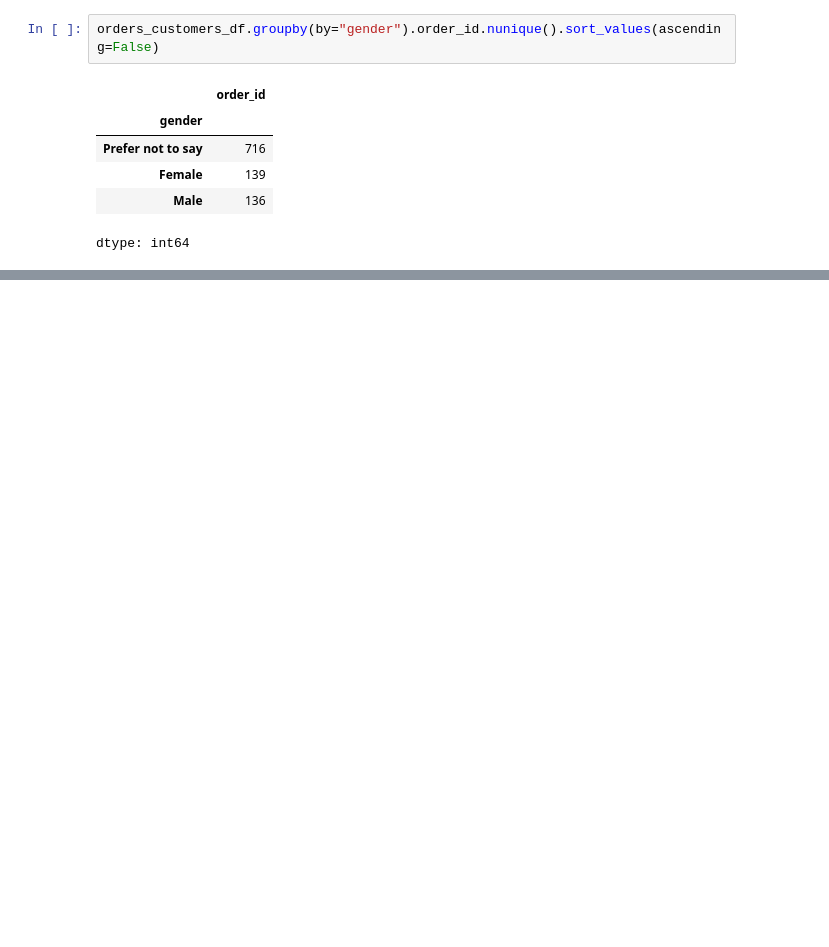
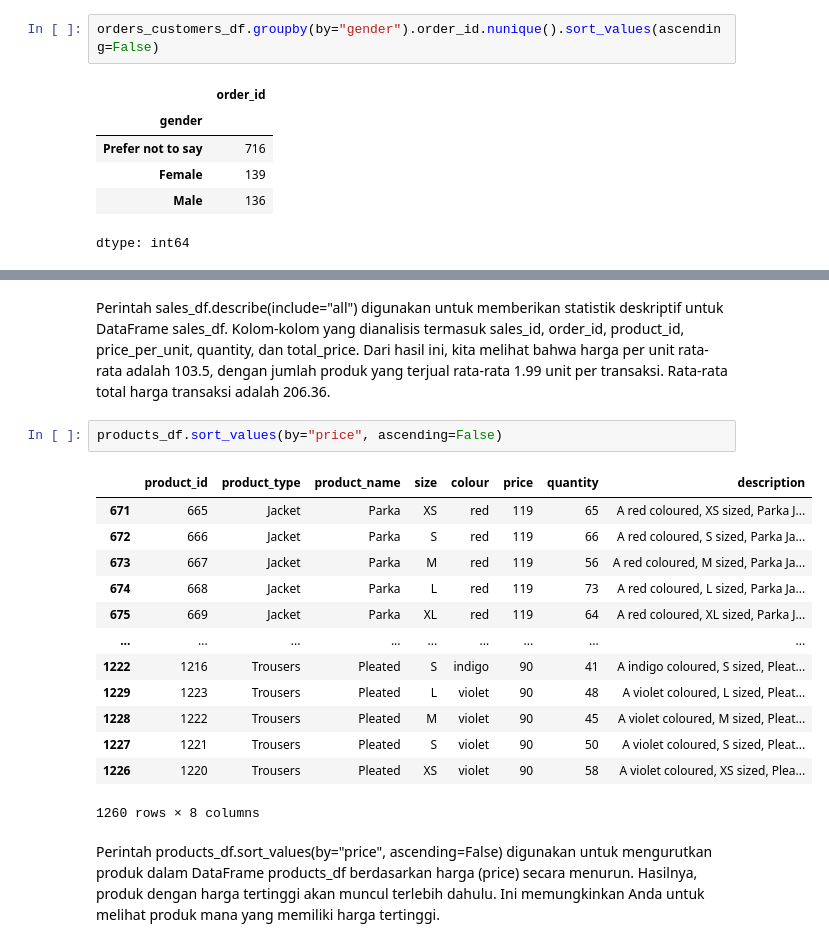
Before and after one commit to DannAkbar/Pemograman-Dasar, a Jupyter notebook: Lathan_M10.ipynb, the cells around one changed output, grey strips where cells are left out. Saved outputs shown, nothing was run; the diff lists cells and outputs as text; blank space fills up the shorter version.

```diff
--- a/Lathan_M10.ipynb
+++ b/Lathan_M10.ipynb
@@ -519,0 +664,20 @@ dtype: int64
+# %% [markdown]
+Perintah sales_df.describe(include="all") digunakan untuk memberikan statistik deskriptif untuk DataFrame sales_df. Kolom-kolom yang dianalisis termasuk sales_id, order_id, product_id, price_per_unit, quantity, dan total_price. Dari hasil ini, kita melihat bahwa harga per unit rata-rata adalah 103.5, dengan jumlah produk yang terjual rata-rata 1.99 unit per transaksi. Rata-rata total harga transaksi adalah 206.36.
+# %%
+products_df.sort_values(by="price", ascending=False)
+# %% [output]
+|  | product_id | product_type | product_name | size | colour | price | quantity | description |
+| 671 | 665 | Jacket | Parka | XS | red | 119 | 65 | A red coloured, XS sized, Parka J... |
+| 672 | 666 | Jacket | Parka | S | red | 119 | 66 | A red coloured, S sized, Parka Ja... |
+| 673 | 667 | Jacket | Parka | M | red | 119 | 56 | A red coloured, M sized, Parka Ja... |
+| 674 | 668 | Jacket | Parka | L | red | 119 | 73 | A red coloured, L sized, Parka Ja... |
+| 675 | 669 | Jacket | Parka | XL | red | 119 | 64 | A red coloured, XL sized, Parka J... |
+| ... | ... | ... | ... | ... | ... | ... | ... | ... |
+| 1222 | 1216 | Trousers | Pleated | S | indigo | 90 | 41 | A indigo coloured, S sized, Pleat... |
+| 1229 | 1223 | Trousers | Pleated | L | violet | 90 | 48 | A violet coloured, L sized, Pleat... |
+| 1228 | 1222 | Trousers | Pleated | M | violet | 90 | 45 | A violet coloured, M sized, Pleat... |
+| 1227 | 1221 | Trousers | Pleated | S | violet | 90 | 50 | A violet coloured, S sized, Pleat... |
+| 1226 | 1220 | Trousers | Pleated | XS | violet | 90 | 58 | A violet coloured, XS sized, Plea... |
+1260 rows × 8 columns
+# %% [markdown]
+Perintah products_df.sort_values(by="price", ascending=False) digunakan untuk mengurutkan produk dalam DataFrame products_df berdasarkan harga (price) secara menurun. Hasilnya, produk dengan harga tertinggi akan muncul terlebih dahulu. Ini memungkinkan Anda untuk melihat produk mana yang memiliki harga tertinggi.
```
Also changed, not shown: parts of 81 cells of this notebook.
